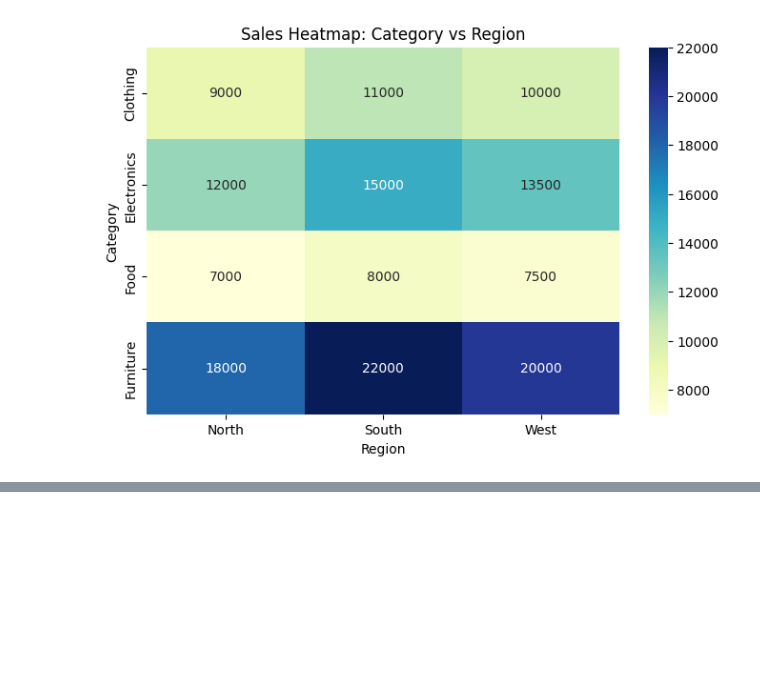
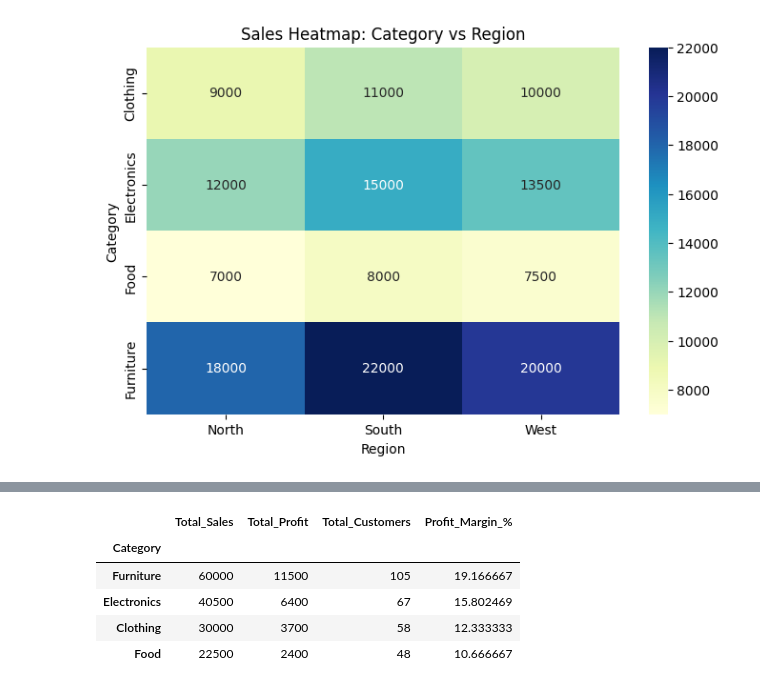
Before and after one commit to ivaibhavpawar1045/Python-Data-Analytics, a Jupyter notebook: 34_Advanced_Seaborn_Visualization/practice.ipynb, the cells around one changed output, grey strips where cells are left out. Cells and saved outputs as stored; diff of their text form; code cells hidden in the pictures; blank space fills up the shorter version.

```diff
--- a/34_Advanced_Seaborn_Visualization/practice.ipynb
+++ b/34_Advanced_Seaborn_Visualization/practice.ipynb
@@ -174,0 +216,24 @@ plt.show()
+# %%
+category_kpis = sales_data.groupby("Category").agg(
+    Total_Sales=("Sales", "sum"),
+    Total_Profit=("Profit", "sum"),
+    Total_Customers=("Customers", "sum")
+)
+
+category_kpis["Profit_Margin_%"] = (
+    category_kpis["Total_Profit"]
+    / category_kpis["Total_Sales"]
+    * 100
+)
+
+category_kpis.sort_values(
+    "Total_Profit",
+    ascending=False
+)
+# %% [output]
+|  | Total_Sales | Total_Profit | Total_Customers | Profit_Margin_% |
+| Category |  |  |  |  |
+| Furniture | 60000 | 11500 | 105 | 19.166667 |
+| Electronics | 40500 | 6400 | 67 | 15.802469 |
+| Clothing | 30000 | 3700 | 58 | 12.333333 |
+| Food | 22500 | 2400 | 48 | 10.666667 |
```
Also changed, not shown: parts of 2 cells of this notebook, 1 other file.
